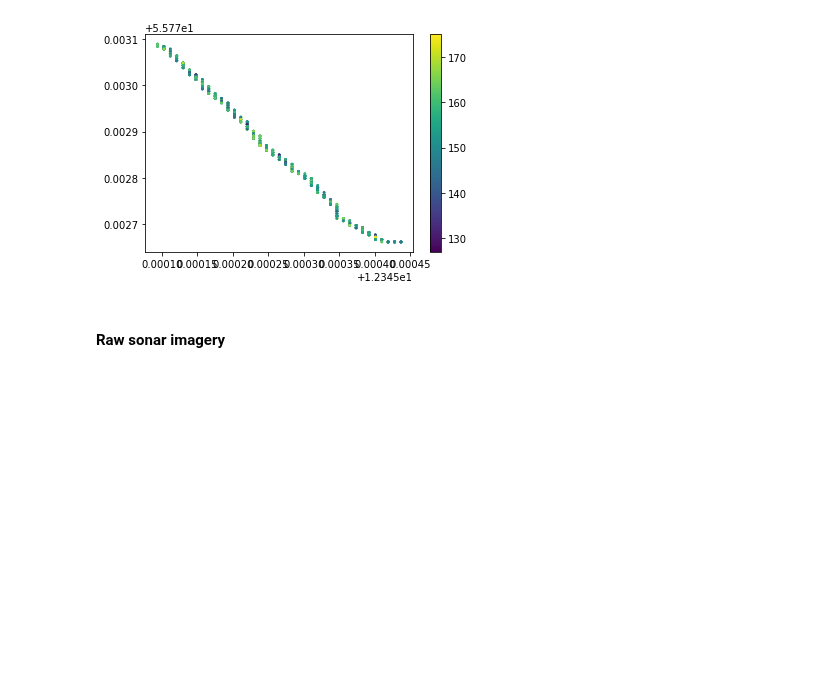
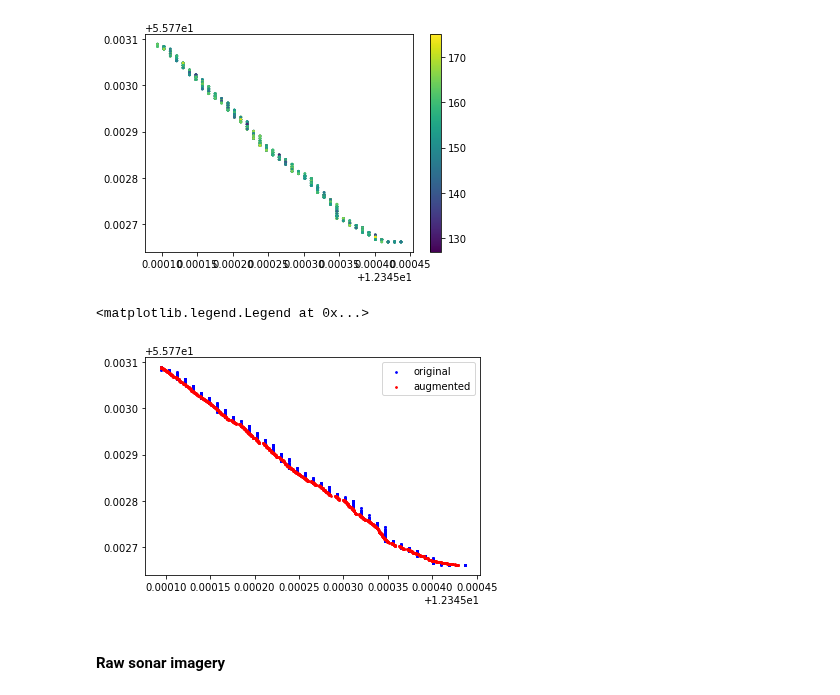
Before and after one commit to KennethTM/sonarlight, a Jupyter notebook: example_notebook.ipynb, the cells around one changed output. Saved outputs shown, nothing was run; the diff lists cells and outputs as text; code cells hidden in the pictures; blank space fills up the shorter version.

Commit message:
updated augmentation and example notebook

```diff
--- a/example_notebook.ipynb
+++ b/example_notebook.ipynb
@@ -111,6 +103,15 @@ plt.colorbar()
 # %% [output]
 <matplotlib.colorbar.Colorbar at 0x...>
 [figure]
+# %%
+#Coordinate augmentation smoothens the recorded coordinate which are rounded to the nearest meter.
+route_augmented = sl2_augmented.df.query("survey == 'primary'")
+plt.scatter(route_augmented["longitude"], route_augmented["latitude"], c="blue", s = 3, label="original")
+plt.scatter(route_augmented["longitude_augmented"], route_augmented["latitude_augmented"], c="red", s = 3, label="augmented")
+plt.legend(loc='upper right')
+# %% [output]
+<matplotlib.legend.Legend at 0x...>
+[figure, added]
 # %% [markdown]
 #### Raw sonar imagery
 # %%
```
Also changed, not shown: parts of 4 cells of this notebook, 4 other files.
